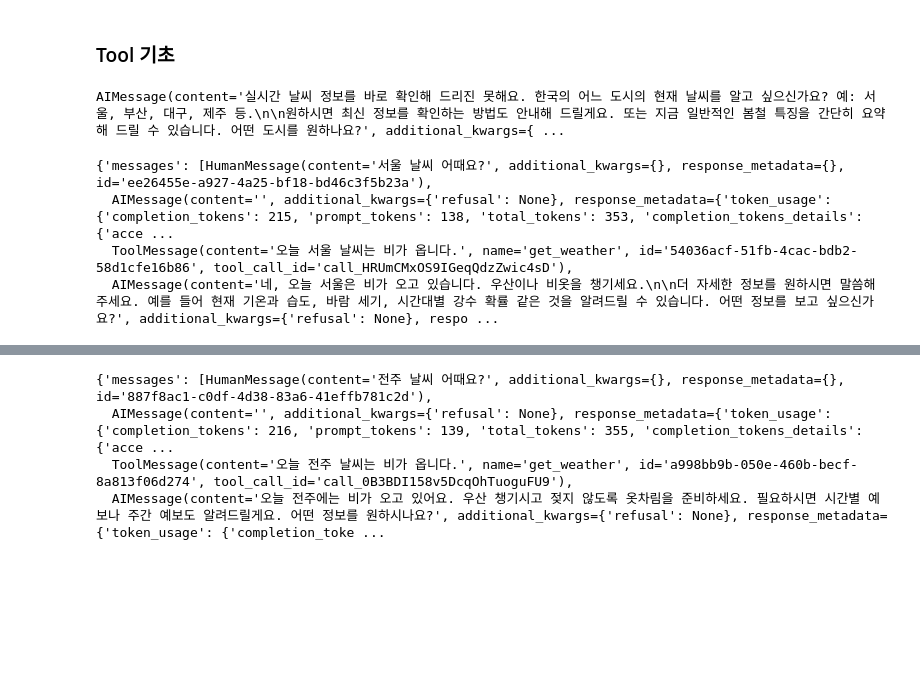
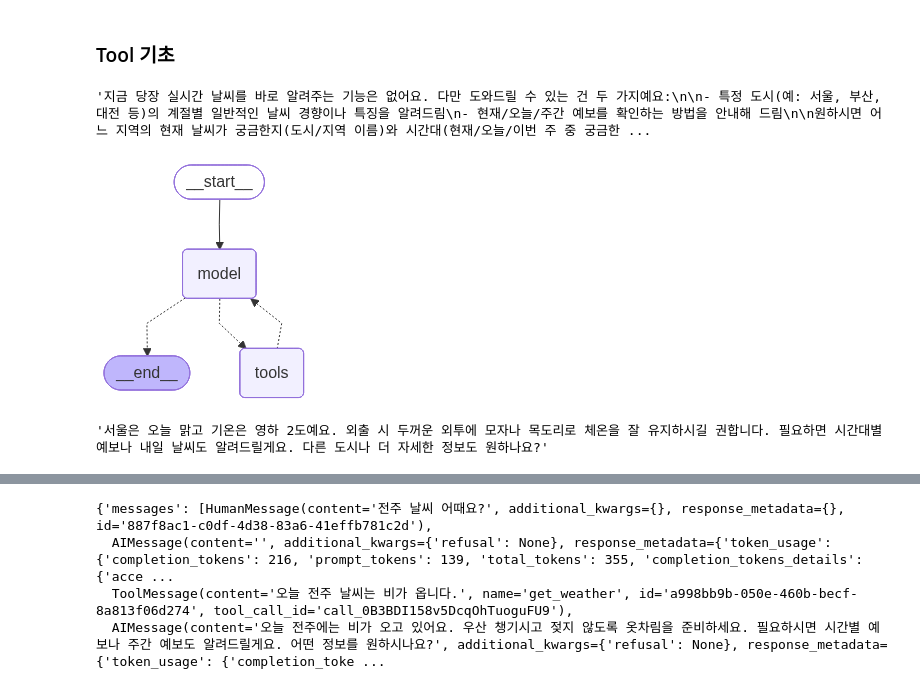
Before and after one commit to shaby3/Bloom-AI-LangChain-Practice, a Jupyter notebook: [3강]_Agent_Basic.ipynb, the cells around one changed output, grey strips where cells are left out. Drawn from its saved outputs; the diff is of its cells as text; code cells hidden in the pictures; blank space fills up the shorter version.

Commit message:
3강 Agent_Basic Tool 파트 실습 완료

```diff
--- a/[3강]_Agent_Basic.ipynb
+++ b/[3강]_Agent_Basic.ipynb
@@ -31,32 +34,39 @@ model = init_chat_model("gpt-5-nano")
 # %%
 response = model.invoke("현재 한국 날씨 어때?")
 # %%
-response
+response.content
 # %% [output]
-AIMessage(content='실시간 날씨 정보를 바로 확인해 드리진 못해요. 한국의 어느 도시의 현재 날씨를 알고 싶으신가요? 예: 서울, 부산, 대구, 제주 등.\n\n원하시면 최신 정보를 확인하는 방법도 안내해 드릴게요. 또는 지금 일반적인 봄철 특징을 간단히 요약해 드릴 수 있습니다. 어떤 도시를 원하나요?', additional_kwargs={ ...
+'지금 당장 실시간 날씨를 바로 알려주는 기능은 없어요. 다만 도와드릴 수 있는 건 두 가지예요:\n\n- 특정 도시(예: 서울, 부산, 대전 등)의 계절별 일반적인 날씨 경향이나 특징을 알려드림\n- 현재/오늘/주간 예보를 확인하는 방법을 안내해 드림\n\n원하시면 어느 지역의 현재 날씨가 궁금한지(도시/지역 이름)와 시간대(현재/오늘/이번 주 중 궁금한 ...
 # %%
 from langchain.tools import tool
 
 @tool
-def get_weather(location : str) -> str :
-  "이 도구는 특정 지역의 날씨 정보를 반환함."
-  return f"오늘 {location} 날씨는 비가 옵니다."
+def get_weather(location : str) -> str:
+    """ 특정 지역의 날씨 정보를 제공하는 도구"""
+    return f"{location}의 날씨는 맑고, 영하 2도입니다."
 # %%
 from langchain.agents import create_agent
 
 agent = create_agent(
-    model = model,
-    tools = [get_weather]
-)
+    model,
+    tools=[get_weather]
+    )
+# %%
+agent
+# %% [output]
+[figure, added]
 # %%
-agent.invoke(
-    {"messages": [{"role": "user", "content": "서울 날씨 어때요?"}]},
+# agent.invoke(
+#     {"messages": [{"role": "user", "content": "서울 날씨 어때요?"}]},
+# )
+
+result = agent.invoke(
+    {"messages": [{"role": "user", "content": "서울 날씨 어때요?"}]}
 )
-# %% [output]
-{'messages': [HumanMessage(content='서울 날씨 어때요?', additional_kwargs={}, response_metadata={}, id='ee26455e-a927-4a25-bf18-bd46c3f5b23a'),
-  AIMessage(content='', additional_kwargs={'refusal': None}, response_metadata={'token_usage': {'completion_tokens': 215, 'prompt_tokens': 138, 'total_tokens': 353, 'completion_tokens_details': {'acce ...
-  ToolMessage(content='오늘 서울 날씨는 비가 옵니다.', name='get_weather', id='54036acf-51fb-4cac-bdb2-58d1cfe16b86', tool_call_id='call_HRUmCMxOS9IGeqQdzZwic4sD'),
-  AIMessage(content='네, 오늘 서울은 비가 오고 있습니다. 우산이나 비옷을 챙기세요.\n\n더 자세한 정보를 원하시면 말씀해 주세요. 예를 들어 현재 기온과 습도, 바람 세기, 시간대별 강수 확률 같은 것을 알려드릴 수 있습니다. 어떤 정보를 보고 싶으신가요?', additional_kwargs={'refusal': None}, respo ...
+# %%
+result["messages"][-1].content
+# %% [output]
+'서울은 오늘 맑고 기온은 영하 2도예요. 외출 시 두꺼운 외투에 모자나 목도리로 체온을 잘 유지하시길 권합니다. 필요하면 시간대별 예보나 내일 날씨도 알려드릴게요. 다른 도시나 더 자세한 정보도 원하나요?'
 # %%
 from IPython.display import Image, display
 
```
Also changed, not shown: parts of 12 cells of this notebook, 1 other file.
